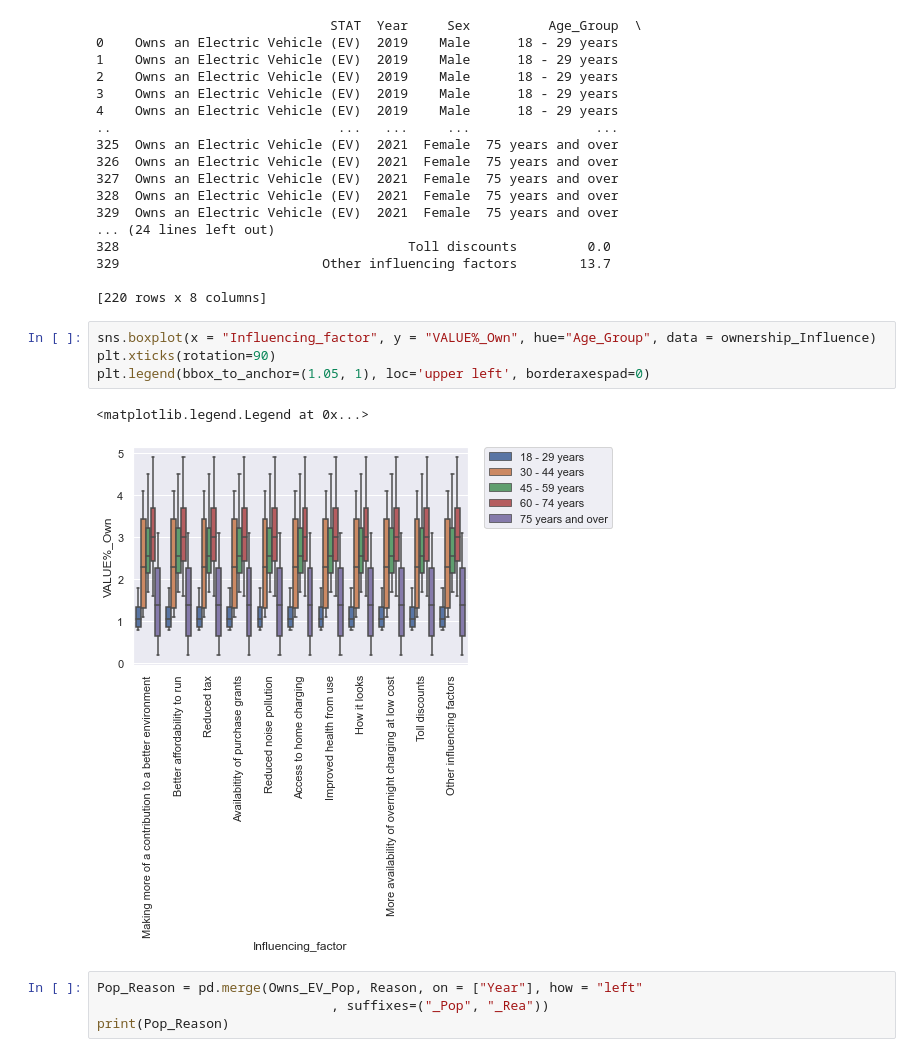
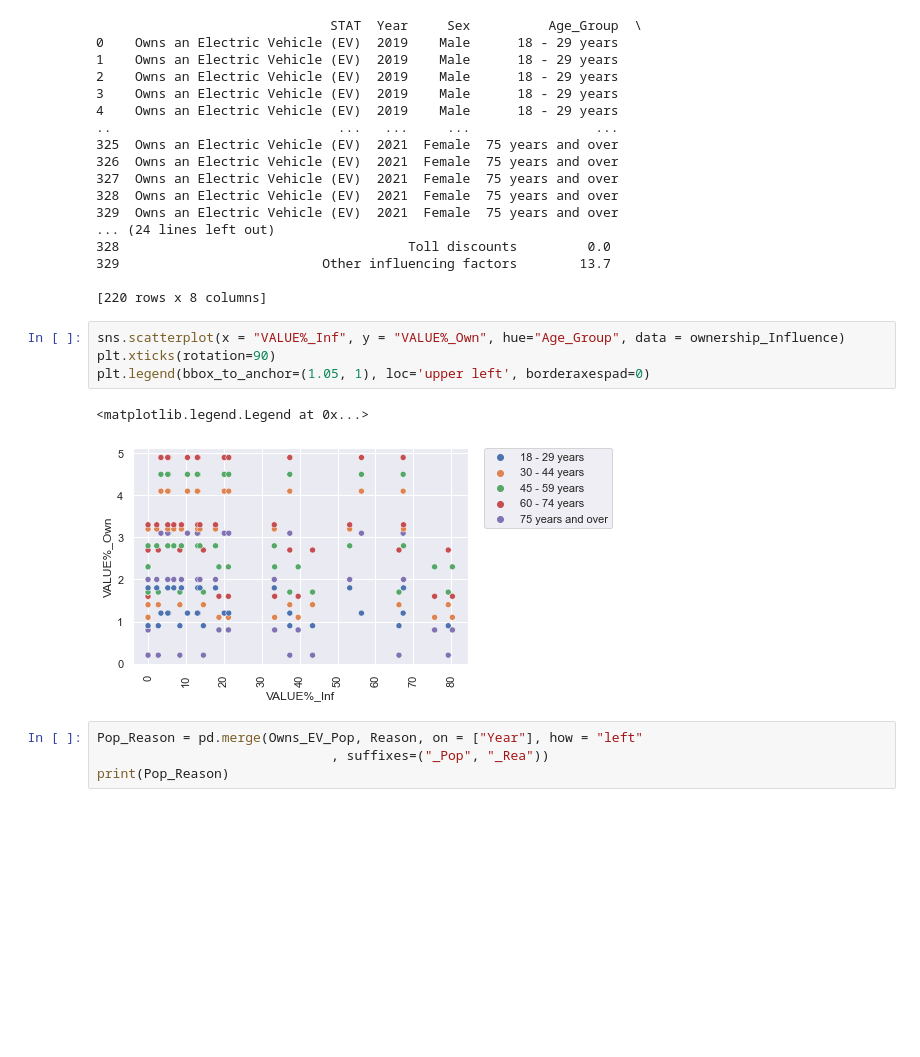
Before and after one commit to david-ward-eng/UCDPA_David_Ward, a Jupyter notebook: Code.ipynb, the cells around one changed output. Cells and saved outputs as stored; diff of their text form; blank space fills up the shorter version.

Commit message:
Updating Graphs

```diff
--- a/Code.ipynb
+++ b/Code.ipynb
@@ -289,13 +289,13 @@ print(ownership_Influence)
 329                          Other influencing factors        13.7
 
 [220 rows x 8 columns]
-# %%
-sns.boxplot(x = "Influencing_factor", y = "VALUE%_Own", hue="Age_Group", data = ownership_Influence)
-plt.xticks(rotation=90)
-plt.legend(bbox_to_anchor=(1.05, 1), loc='upper left', borderaxespad=0)
-# %% [output]
-<matplotlib.legend.Legend at 0x...>
-[figure, removed]
+# %%
+sns.scatterplot(x = "VALUE%_Inf", y = "VALUE%_Own", hue="Age_Group", data = ownership_Influence)
+plt.xticks(rotation=90)
+plt.legend(bbox_to_anchor=(1.05, 1), loc='upper left', borderaxespad=0)
+# %% [output]
+<matplotlib.legend.Legend at 0x...>
+[figure, added]
 # %%
 Pop_Reason = pd.merge(Owns_EV_Pop, Reason, on = ["Year"], how = "left"
                               , suffixes=("_Pop", "_Rea"))
```
